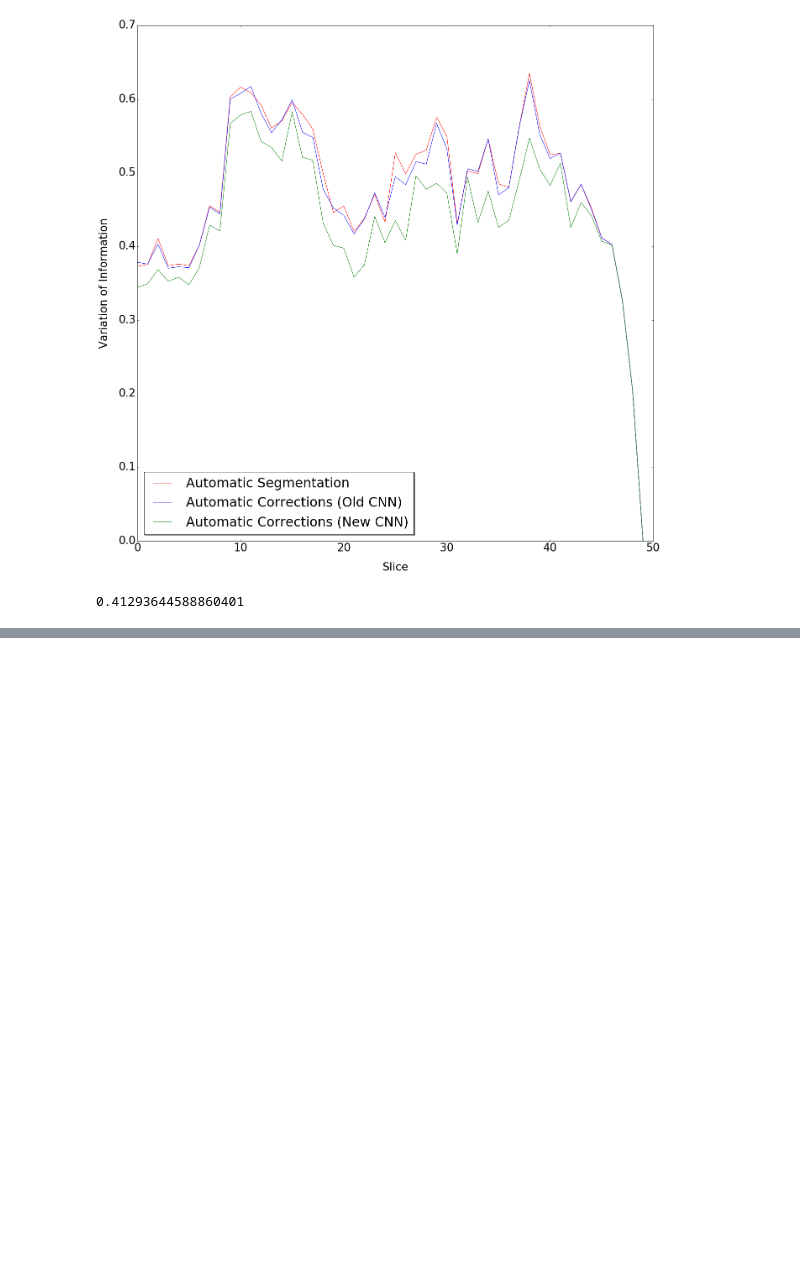
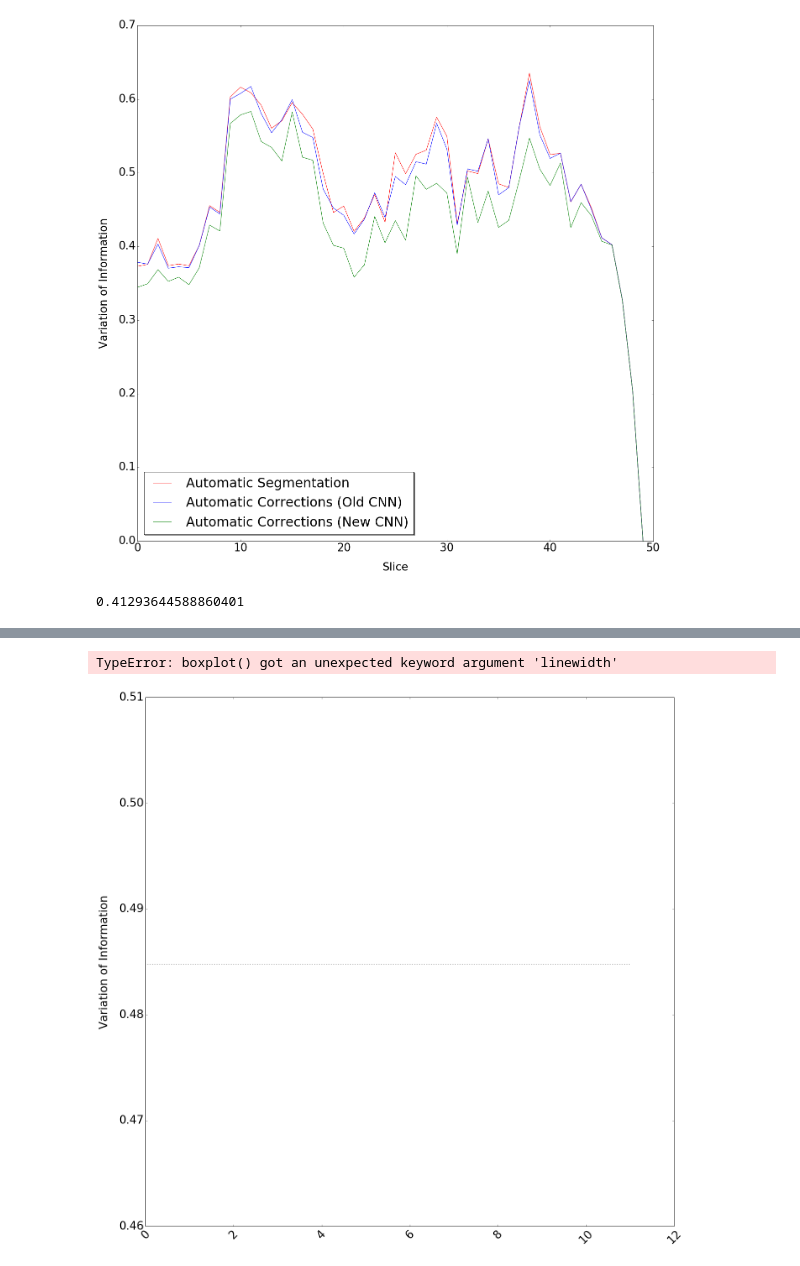
Before and after one commit to VCG/em-quality-metric, a Jupyter notebook: Reignite/PLOT_automatic.ipynb, the cells around one changed output, grey strips where cells are left out. Saved outputs shown, nothing was run; the diff lists cells and outputs as text; code cells hidden in the pictures; blank space fills up the shorter version.

```diff
--- a/Reignite/PLOT_automatic.ipynb
+++ b/Reignite/PLOT_automatic.ipynb
@@ -497,0 +600,38 @@ plt.show()
+# %%
+data = [before_vi_s, new_sim_user_full, automatic_full_095]
+# %%
+fig, ax = plt.subplots(figsize=(22,22))
+ax.plot(range(12), [median_input_vi]*12, 'k:' , color='gray', label='Avg. input VI', linewidth=2)
+
+objects = ['Automatic\nSegmentation',
+#            'Simulated   \nUser   ',
+
+#            'Simulated User \nafter 30 mins (Old CNN)',
+#            'Simulated User \nafter 30 mins (New CNN)',
+#            'Sim. User after 2h (New CNN)',
+
+           'Simulated   \nUser',
+           'Automatic  \nCorrections',
+]
+
+y_pos = range(1,len(objects)+1)
+
+
+plt.ylabel('Variation of Information', labelpad=20)
+
+plt.setp(plt.xticks()[1], rotation=45)
+
+font = {'family' : 'normal',
+#         'weight' : 'bold',
+        'size'   : 26}
+
+plt.rc('font', **font)
+plt.boxplot(data, 0, 'gD', whis=1.5 ,showfliers=True, linewidth=4)
+plt.xticks(y_pos, objects)
+
+plt.savefig('/home/d/Projects/em-quality-metric/Paper/gfx/cylinder_vi.pdf')
+
+plt.show()
+# %% [output]
+TypeError: boxplot() got an unexpected keyword argument 'linewidth'
+[figure, added]
```
Also changed, not shown: parts of 4 cells of this notebook, 22 other files.
